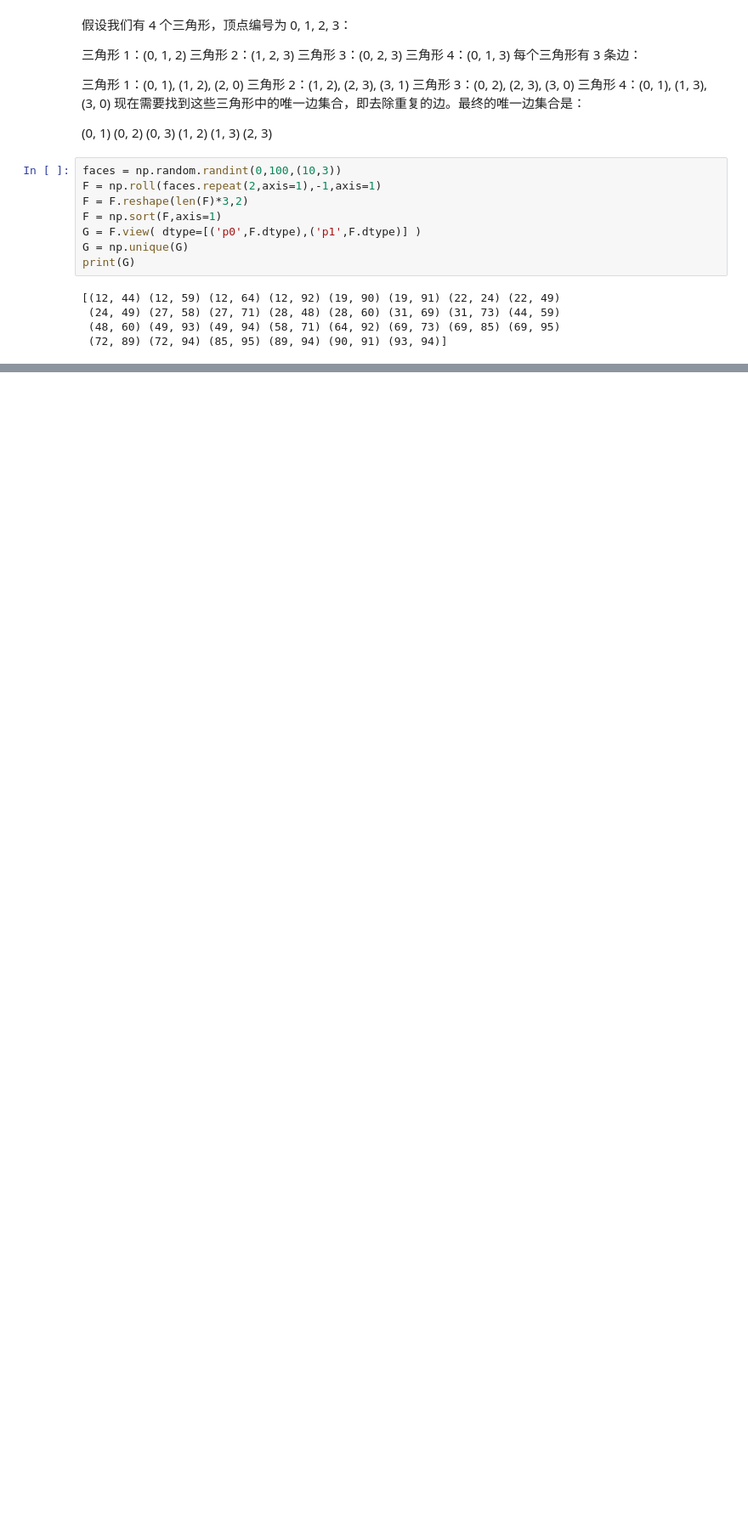
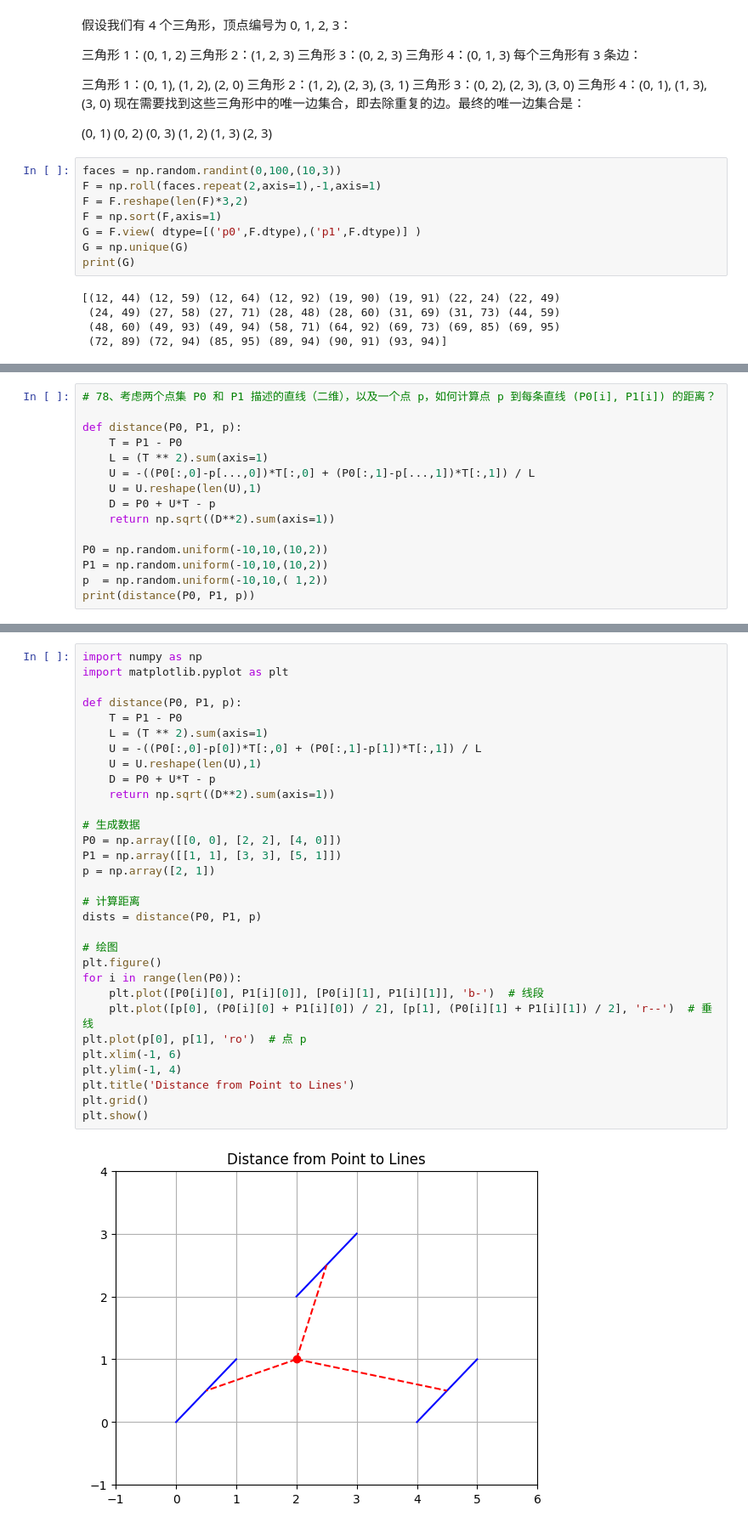
Before and after one commit to RagnorLixiaomeng/1NLP-1CODE, a Jupyter notebook: nlp/day_6_numpy_100_exercises.ipynb, the cells around one changed output, grey strips where cells are left out. Shown at 85% size. Saved outputs shown, nothing was run; the diff lists cells and outputs as text; blank space fills up the shorter version.

Commit message:
finish numpy 100 exercieses

```diff
--- a/nlp/day_6_numpy_100_exercises.ipynb
+++ b/nlp/day_6_numpy_100_exercises.ipynb
@@ -834,0 +928,15 @@ print(G)
+# %%
+# 78、考虑两个点集 P0 和 P1 描述的直线（二维），以及一个点 p，如何计算点 p 到每条直线 (P0[i], P1[i]) 的距离？
+
+def distance(P0, P1, p):
+    T = P1 - P0
+    L = (T ** 2).sum(axis=1)
+    U = -((P0[:,0]-p[...,0])*T[:,0] + (P0[:,1]-p[...,1])*T[:,1]) / L
+    U = U.reshape(len(U),1)
+    D = P0 + U*T - p
+    return np.sqrt((D**2).sum(axis=1))
+
+P0 = np.random.uniform(-10,10,(10,2))
+P1 = np.random.uniform(-10,10,(10,2))
+p  = np.random.uniform(-10,10,( 1,2))
+print(distance(P0, P1, p))
@@ -834,0 +946,33 @@ print(G)
+# %%
+import numpy as np
+import matplotlib.pyplot as plt
+
+def distance(P0, P1, p):
+    T = P1 - P0
+    L = (T ** 2).sum(axis=1)
+    U = -((P0[:,0]-p[0])*T[:,0] + (P0[:,1]-p[1])*T[:,1]) / L
+    U = U.reshape(len(U),1)
+    D = P0 + U*T - p
+    return np.sqrt((D**2).sum(axis=1))
+
+# 生成数据
+P0 = np.array([[0, 0], [2, 2], [4, 0]])
+P1 = np.array([[1, 1], [3, 3], [5, 1]])
+p = np.array([2, 1])
+
+# 计算距离
+dists = distance(P0, P1, p)
+
+# 绘图
+plt.figure()
+for i in range(len(P0)):
+    plt.plot([P0[i][0], P1[i][0]], [P0[i][1], P1[i][1]], 'b-')  # 线段
+    plt.plot([p[0], (P0[i][0] + P1[i][0]) / 2], [p[1], (P0[i][1] + P1[i][1]) / 2], 'r--')  # 垂线
+plt.plot(p[0], p[1], 'ro')  # 点 p
+plt.xlim(-1, 6)
+plt.ylim(-1, 4)
+plt.title('Distance from Point to Lines')
+plt.grid()
+plt.show()
+# %% [output]
+[figure, added]
```
Also changed, not shown: parts of 29 cells of this notebook, 1 other file.
